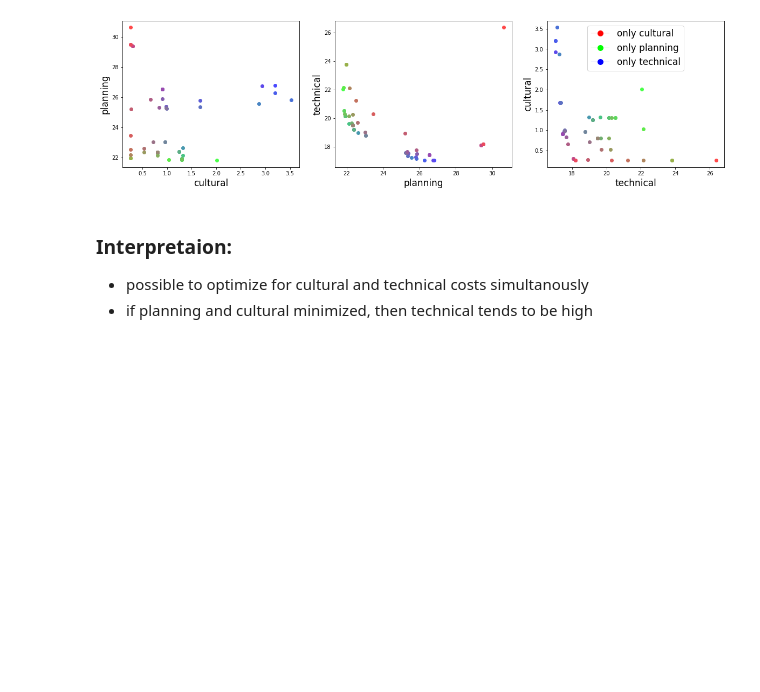
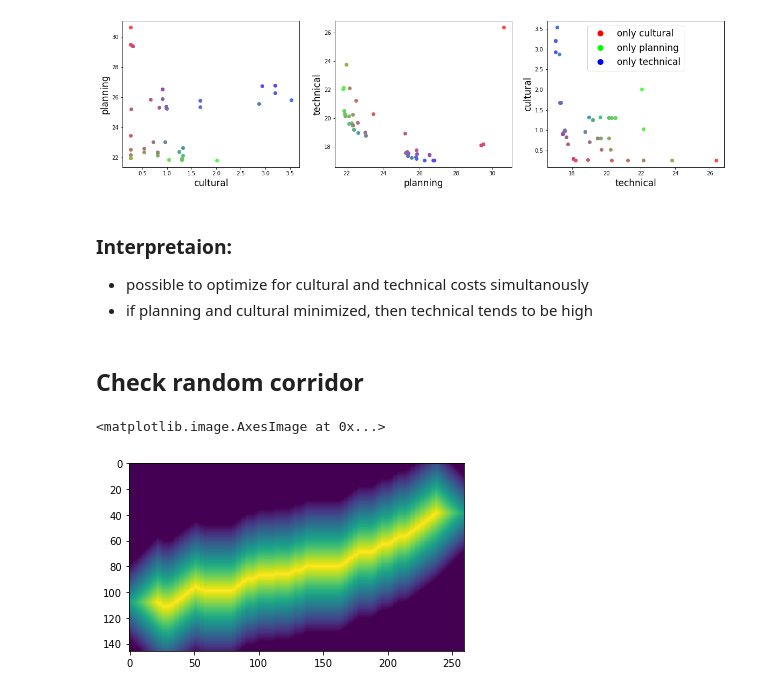
Before and after one commit to NinaWie/PowerPlanner, a Jupyter notebook: notebooks/pareto.ipynb, the cells around one changed output. Saved outputs shown, nothing was run; the diff lists cells and outputs as text; code cells hidden in the pictures; blank space fills up the shorter version.

```diff
--- a/notebooks/pareto.ipynb
+++ b/notebooks/pareto.ipynb
@@ -15,7 +15,7 @@ from config import Config
 # %% [markdown]
 #### General configurations
 # %%
-PATH_FILES = "/Users/ninawiedemann/Downloads/tifs_new"
+PATH_FILES = "../data/belgium_instance1"
 
 # DEFINE CONFIGURATION
 ID = "w_ksp_5"  # str(round(time.time() / 60))[-5:]
@@ -74,7 +74,7 @@ time_infos = []
 
 for (factor, dist) in PIPELINE:
     print("----------- PIPELINE", factor, dist, "---------------")
-    graph.set_corridor(factor, corridor, start_inds, dest_inds)
+    graph.set_corridor(corridor, start_inds, dest_inds, factor_or_n_edges=factor)
     print("1) set cost rest")
     graph.add_edges()
     print("2) added edges", graph.n_edges)
@@ -399,3 +399,5 @@ paths = get_pareto(
 ### Interpretaion:
 * possible to optimize for cultural and technical costs simultanously
 * if planning and cultural minimized, then technical tends to be high
+# %% [markdown]
+## Check random corridor
@@ -401,0 +406,10 @@ paths = get_pareto(
+# %%
+corridor_dilate = get_distance_surface(
+            instance_corr.shape, [path], mode="dilation", n_dilate=50
+        )
+factor = 0.9
+# %%
+plt.imshow(corridor_dilate)
+# %% [output]
+<matplotlib.image.AxesImage at 0x...>
+[figure, added]
```
Also changed, not shown: parts of 51 cells of this notebook, 10 other files.
